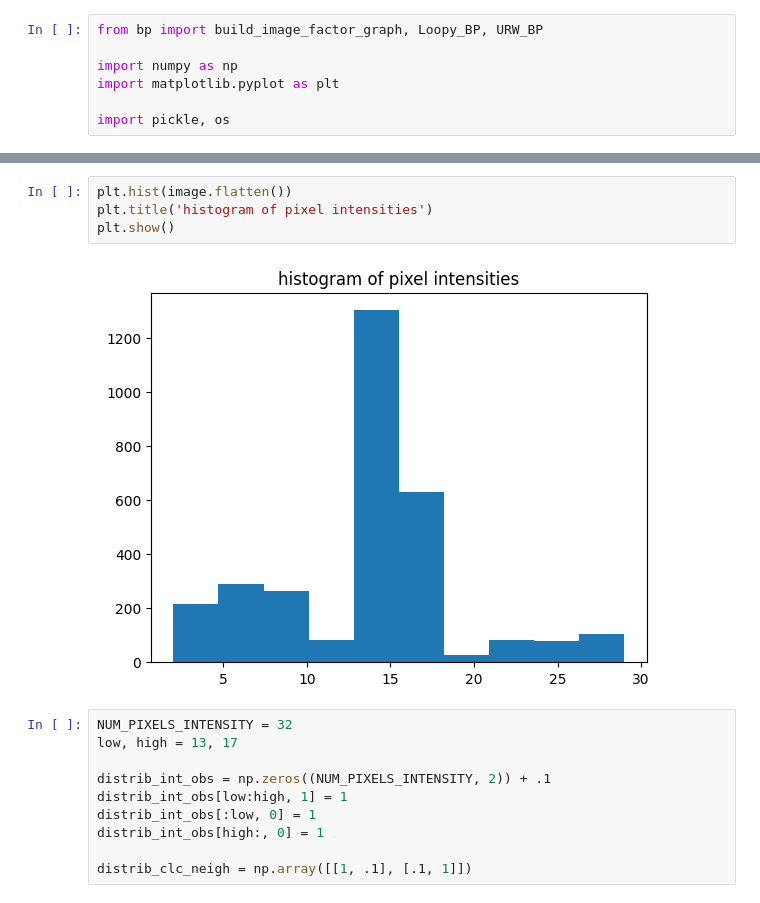
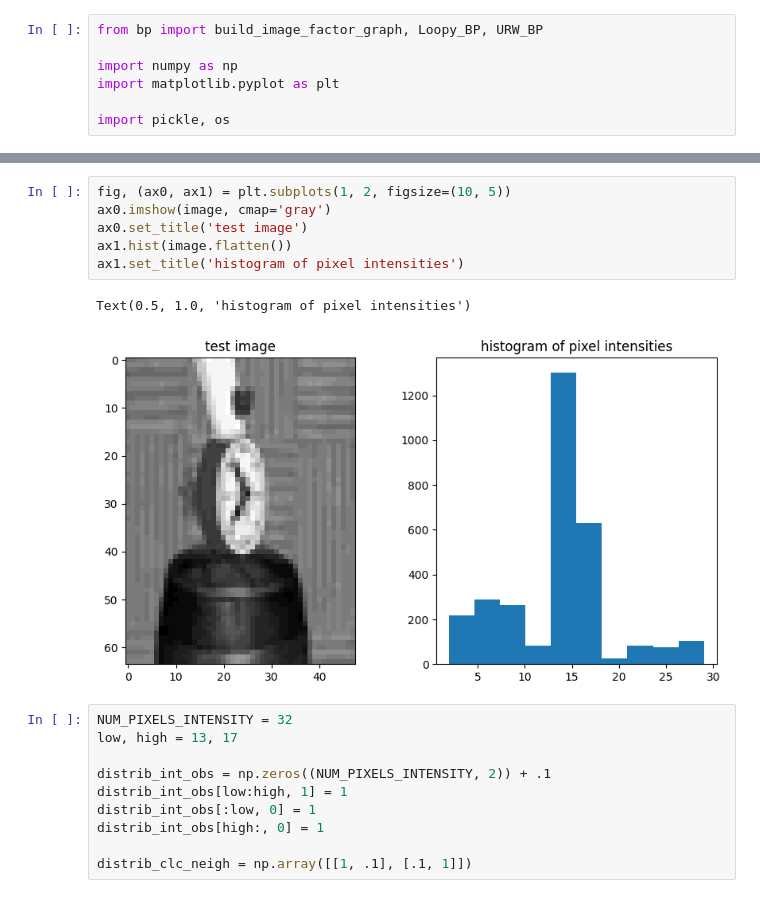
Before and after one commit to VirgileUniv/GNN_proj_last, a Jupyter notebook: test_image.ipynb, the cells around one changed output, grey strips where cells are left out. Drawn from its saved outputs; the diff is of its cells as text.

```diff
--- a/test_image.ipynb
+++ b/test_image.ipynb
@@ -20,9 +15,12 @@ plt.show()
-# %%
-plt.hist(image.flatten())
-plt.title('histogram of pixel intensities')
-plt.show()
-# %% [output]
-[figure, removed]
+# %%
+fig, (ax0, ax1) = plt.subplots(1, 2, figsize=(10, 5))
+ax0.imshow(image, cmap='gray')
+ax0.set_title('test image')
+ax1.hist(image.flatten())
+ax1.set_title('histogram of pixel intensities')
+# %% [output]
+Text(0.5, 1.0, 'histogram of pixel intensities')
+[figure, added]
 # %%
 NUM_PIXELS_INTENSITY = 32
 low, high = 13, 17
```
Also changed, not shown: parts of 2 cells of this notebook, 11 other files.
